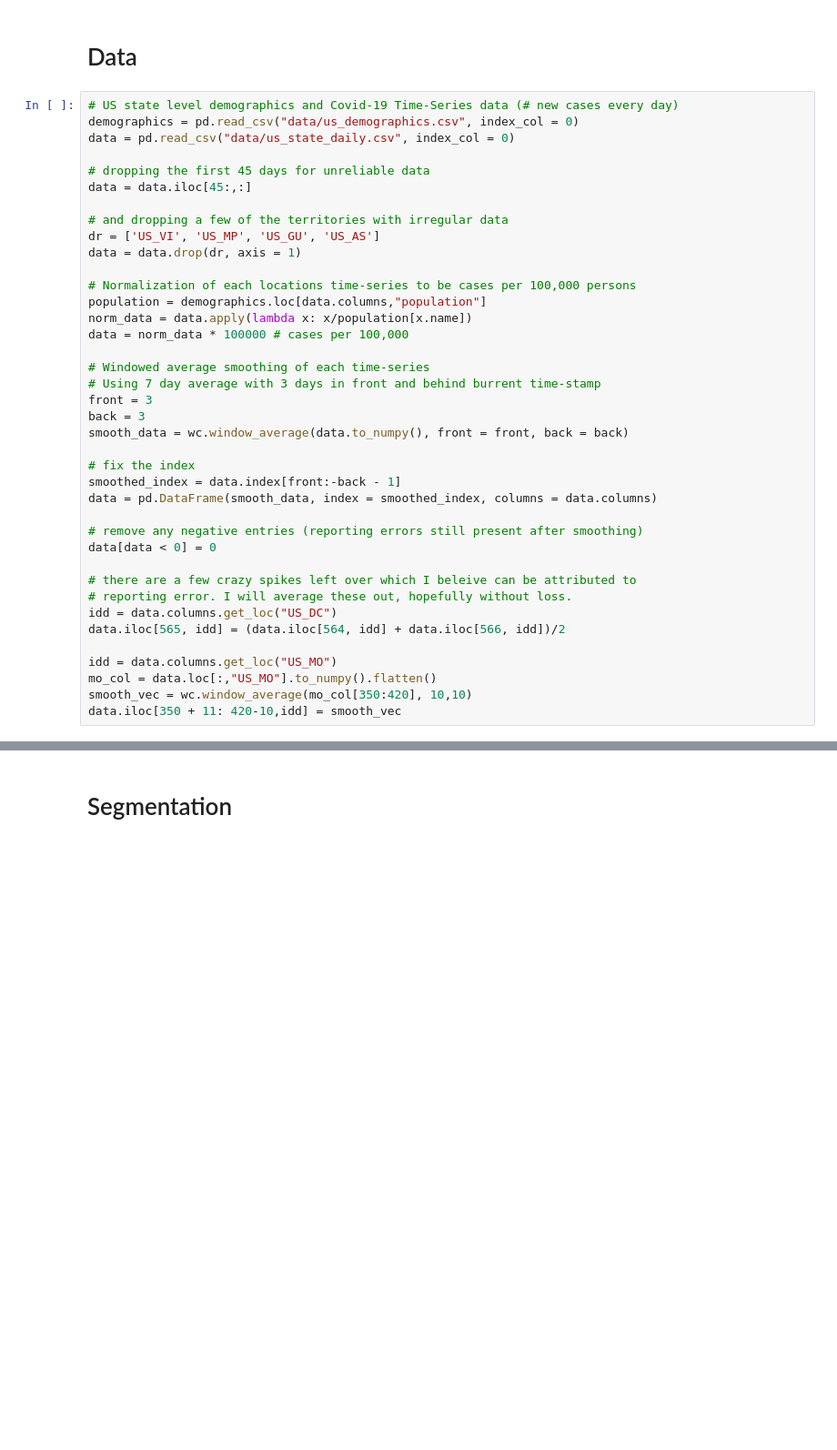
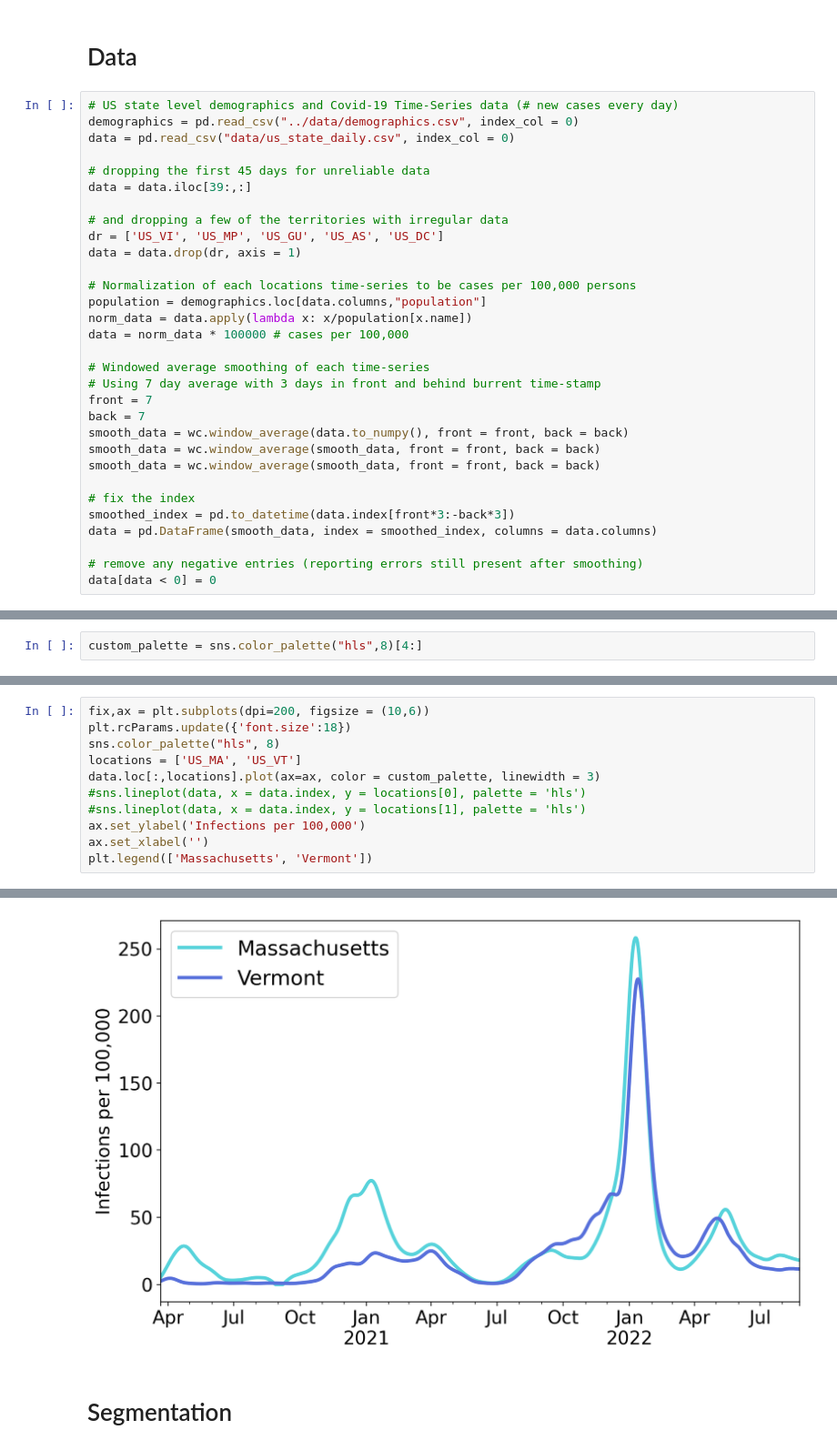
Before and after one commit to kevin-q2/wave_cluster, a Jupyter notebook: examples/examples.ipynb, the cells around one changed output, grey strips where cells are left out. Shown at 91% size. Drawn from its saved outputs; the diff is of its cells as text; blank space fills up the shorter version.

```diff
--- a/examples/examples.ipynb
+++ b/examples/examples.ipynb
@@ -12,14 +13,14 @@ import wave_cluster as wc
 # Data
 # %%
 # US state level demographics and Covid-19 Time-Series data (# new cases every day)
-demographics = pd.read_csv("data/us_demographics.csv", index_col = 0)
+demographics = pd.read_csv("../data/demographics.csv", index_col = 0)
 data = pd.read_csv("data/us_state_daily.csv", index_col = 0)
 
 # dropping the first 45 days for unreliable data
-data = data.iloc[45:,:]
+data = data.iloc[39:,:]
 
 # and dropping a few of the territories with irregular data
-dr = ['US_VI', 'US_MP', 'US_GU', 'US_AS']
+dr = ['US_VI', 'US_MP', 'US_GU', 'US_AS', 'US_DC']
 data = data.drop(dr, axis = 1)
 
 # Normalization of each locations time-series to be cases per 100,000 persons
@@ -29,23 +30,15 @@ data = norm_data * 100000 # cases per 100,000
 
 # Windowed average smoothing of each time-series
 # Using 7 day average with 3 days in front and behind burrent time-stamp
-front = 3
-back = 3
+front = 7
+back = 7
 smooth_data = wc.window_average(data.to_numpy(), front = front, back = back)
+smooth_data = wc.window_average(smooth_data, front = front, back = back)
+smooth_data = wc.window_average(smooth_data, front = front, back = back)
 
 # fix the index
-smoothed_index = data.index[front:-back - 1]
+smoothed_index = pd.to_datetime(data.index[front*3:-back*3])
 data = pd.DataFrame(smooth_data, index = smoothed_index, columns = data.columns)
 
 # remove any negative entries (reporting errors still present after smoothing)
 data[data < 0] = 0
-
-# there are a few crazy spikes left over which I beleive can be attributed to
-# reporting error. I will average these out, hopefully without loss.
-idd = data.columns.get_loc("US_DC")
-data.iloc[565, idd] = (data.iloc[564, idd] + data.iloc[566, idd])/2
-
-idd = data.columns.get_loc("US_MO")
-mo_col = data.loc[:,"US_MO"].to_numpy().flatten()
-smooth_vec = wc.window_average(mo_col[350:420], 10,10)
-data.iloc[350 + 11: 420-10,idd] = smooth_vec
@@ -59,0 +62,2 @@ Text(0, 0.5, 'infections (per 100k)')
+# %%
+custom_palette = sns.color_palette("hls",8)[4:]
@@ -59,0 +71,12 @@ Text(0, 0.5, 'infections (per 100k)')
+# %%
+fix,ax = plt.subplots(dpi=200, figsize = (10,6))
+plt.rcParams.update({'font.size':18})
+sns.color_palette("hls", 8)
+locations = ['US_MA', 'US_VT']
+data.loc[:,locations].plot(ax=ax, color = custom_palette, linewidth = 3)
+#sns.lineplot(data, x = data.index, y = locations[0], palette = 'hls')
+#sns.lineplot(data, x = data.index, y = locations[1], palette = 'hls')
+ax.set_ylabel('Infections per 100,000')
+ax.set_xlabel('')
+plt.legend(['Massachusetts', 'Vermont'])
+# %% [output]
@@ -60,3 +84,4 @@ Text(0, 0.5, 'infections (per 100k)')
+[figure, added]
 # %% [markdown]
 # Segmentation
 # %% [markdown]
```
Also changed, not shown: parts of 5 cells of this notebook.
